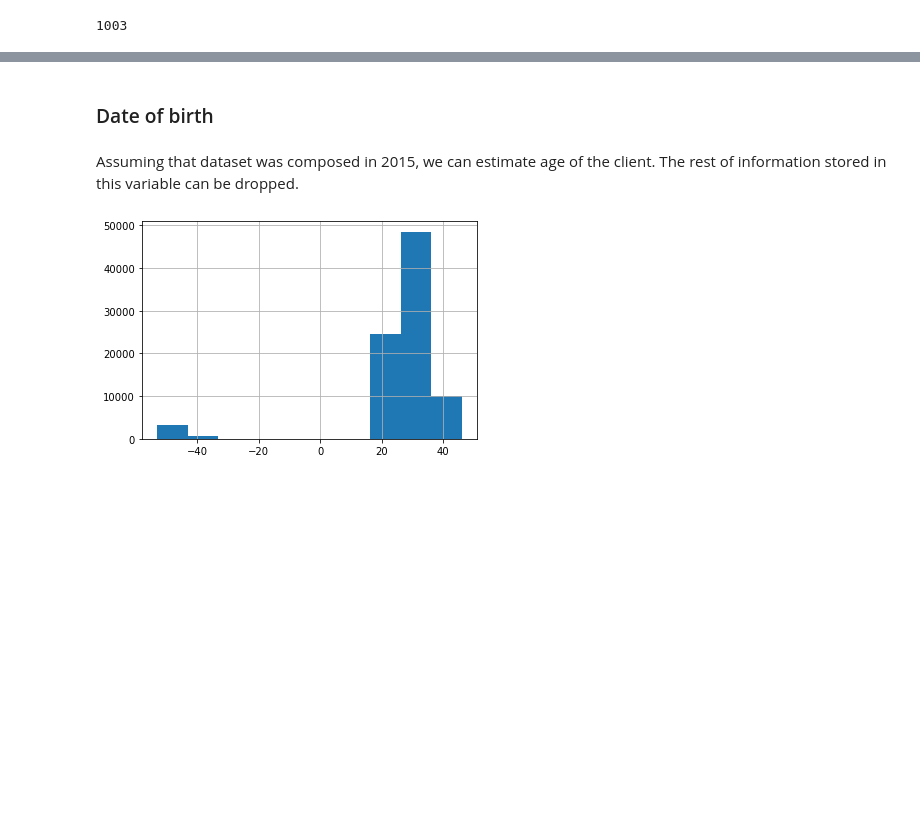
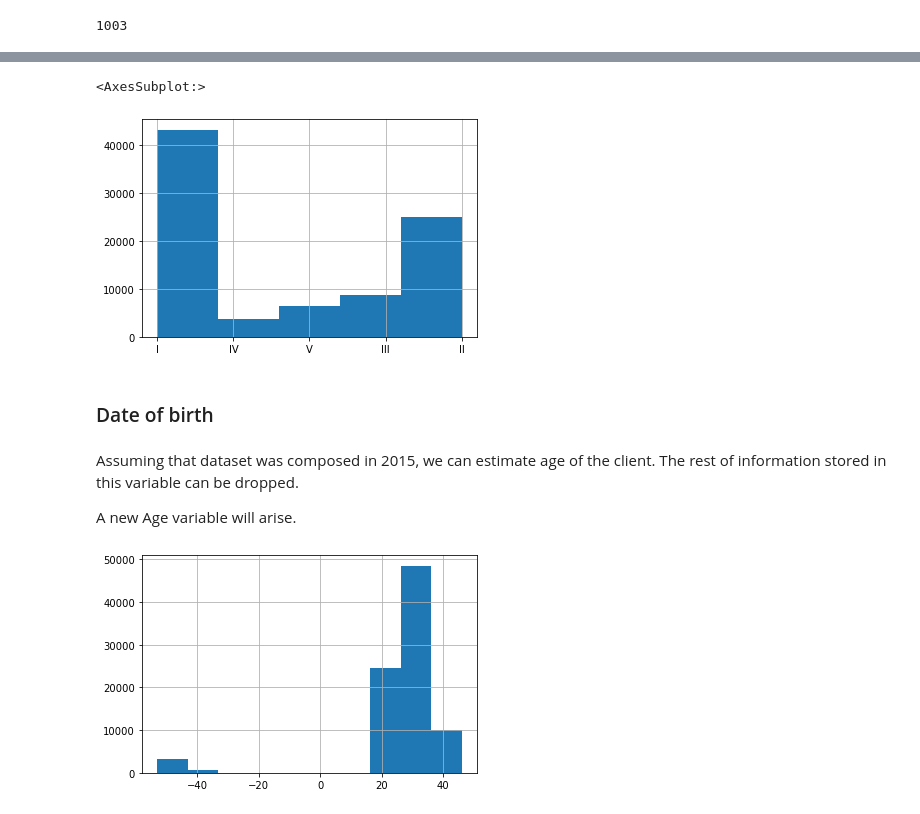
Before and after one commit to armand1027/HappyCustomerBank, a Jupyter notebook: Projekt_HappyCustomerBank.ipynb, the cells around one changed output, grey strips where cells are left out. Drawn from its saved outputs; the diff is of its cells as text; code cells hidden in the pictures; blank space fills up the shorter version.

```diff
--- a/Projekt_HappyCustomerBank.ipynb
+++ b/Projekt_HappyCustomerBank.ipynb
@@ -188,0 +234,5 @@ data.head()
+# %%
+data['City_size'].hist(bins=5)
+# %% [output]
+<AxesSubplot:>
+[figure, added]
@@ -190,6 +242,8 @@ data.head()
 ### Date of birth
 # %% [markdown]
 Assuming that dataset was composed in 2015, we can estimate age of the client. The rest of information stored in this variable can be dropped.
+
+A new Age variable will arise.
 # %%
 data['DOB'] = pd.to_datetime(data['DOB'], format='%d-%b-%y')
 data['Lead_Creation_Date'] = pd.to_datetime(data['Lead_Creation_Date'], format='%d-%b-%y')
```
Also changed, not shown: parts of 52 cells of this notebook.
